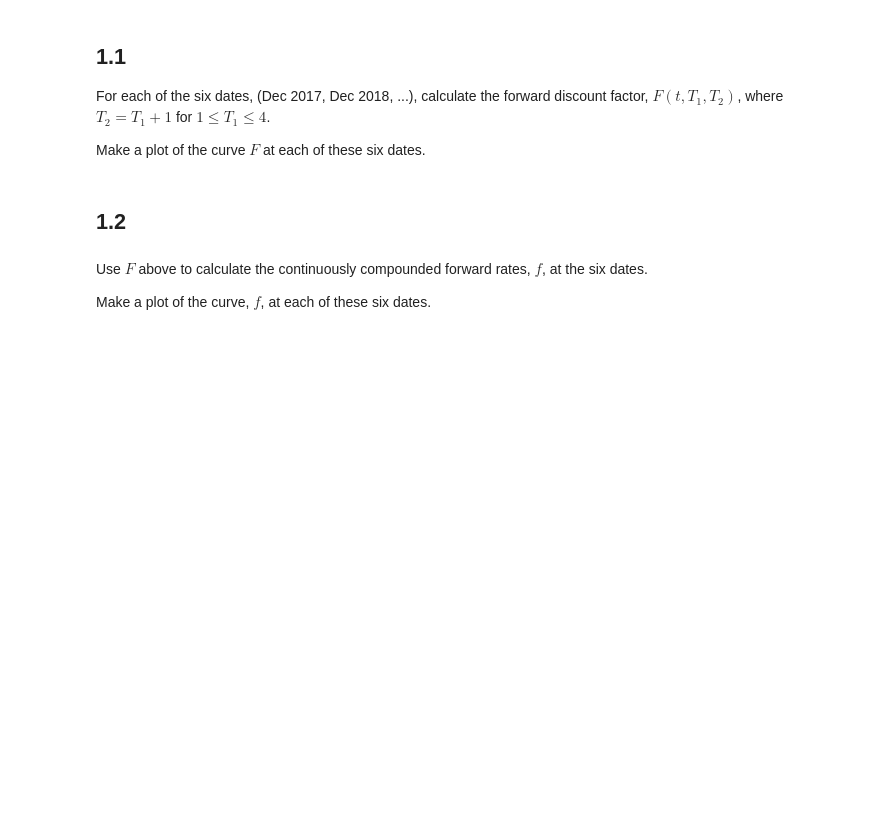
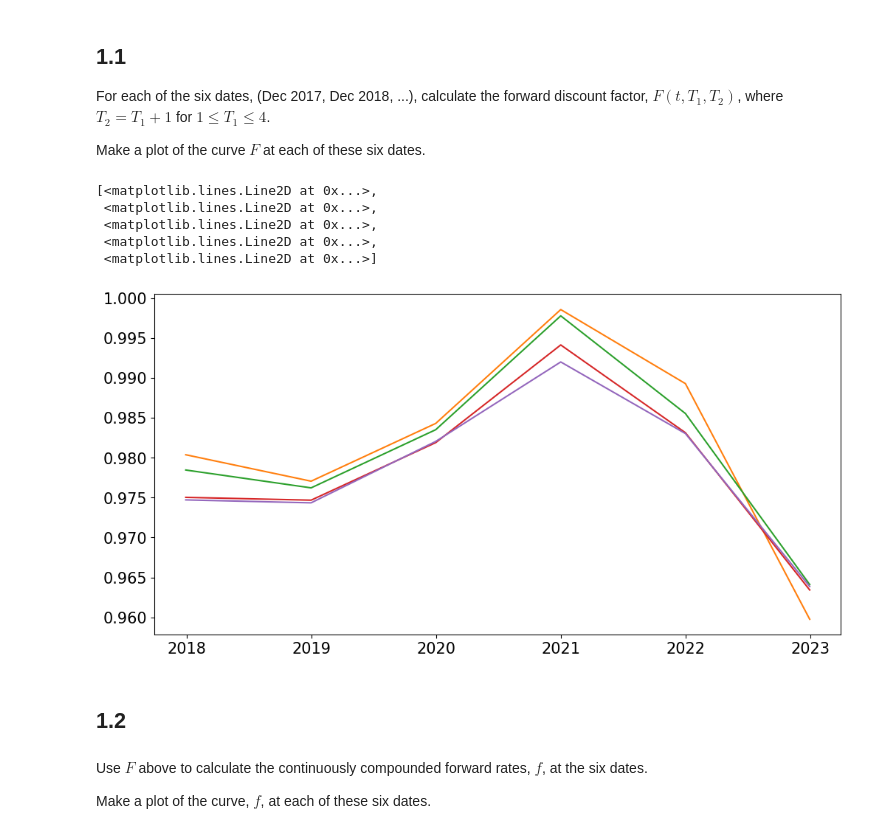
Before and after one commit to dcstein22/finm-fixedincome-2023, a Jupyter notebook: homework/Homework 5.ipynb, the cells around one changed output. Drawn from its saved outputs; the diff is of its cells as text; code cells hidden in the pictures; blank space fills up the shorter version.

```diff
--- a/homework/Homework 5.ipynb
+++ b/homework/Homework 5.ipynb
@@ -38,4 +44,5 @@ import treasury_cmds
 # %%
 treasury_zero_coupon = pd.read_excel('C:/Users/dcste/OneDrive/fixed_income/fixed_income_FORKED/finm-fixedincome-2023/data/treasury_zero_coupon_2022-12-30.xlsx')
 # %%
-treasury_zero_coupon
+treasury_zero_coupon = treasury_zero_coupon.set_index('date')
+dates_ = ['2017-12-29','2018-12-31','2019-12-31','2020-12-31','2021-12-31','2022-12-30']
@@ -55,0 +49,2 @@ treasury_zero_coupon
+# %%
+selected_treasury_dates = treasury_zero_coupon.loc[dates_,:]
@@ -55,0 +62,10 @@ treasury_zero_coupon
+# %%
+# (1.1)
+def forward_discount_factor(df):
+    F_discount_factors = pd.DataFrame(columns=df.columns)
+    col = df.columns
+    for i in range(len(df.columns)-1):
+        F_discount_factors[col[i+1]] = df[col[i+1]].divide(df[col[i]])
+
+    F_curve = pd.DataFrame(F_discount_factors)
+    return F_curve
@@ -55,0 +78,2 @@ treasury_zero_coupon
+# %%
+discount_factors = forward_discount_factor(selected_treasury_dates)
@@ -59,6 +94,15 @@ treasury_zero_coupon
 For each of the six dates, (Dec 2017, Dec 2018, ...), calculate the forward discount factor, $F(t,T_1,T_2)$, where $T_2 = T_1 + 1$ for $1\le T_1\le 4$.
 
 Make a plot of the curve $F$ at each of these six dates.
+# %%
+plt.plot(discount_factors)
+# %% [output]
+[<matplotlib.lines.Line2D at 0x...>,
+ <matplotlib.lines.Line2D at 0x...>,
+ <matplotlib.lines.Line2D at 0x...>,
+ <matplotlib.lines.Line2D at 0x...>,
+ <matplotlib.lines.Line2D at 0x...>]
+[figure, added]
 # %% [markdown]
 ## 1.2
 # %% [markdown]
```
Also changed, not shown: parts of 5 cells of this notebook, 1 other file.
